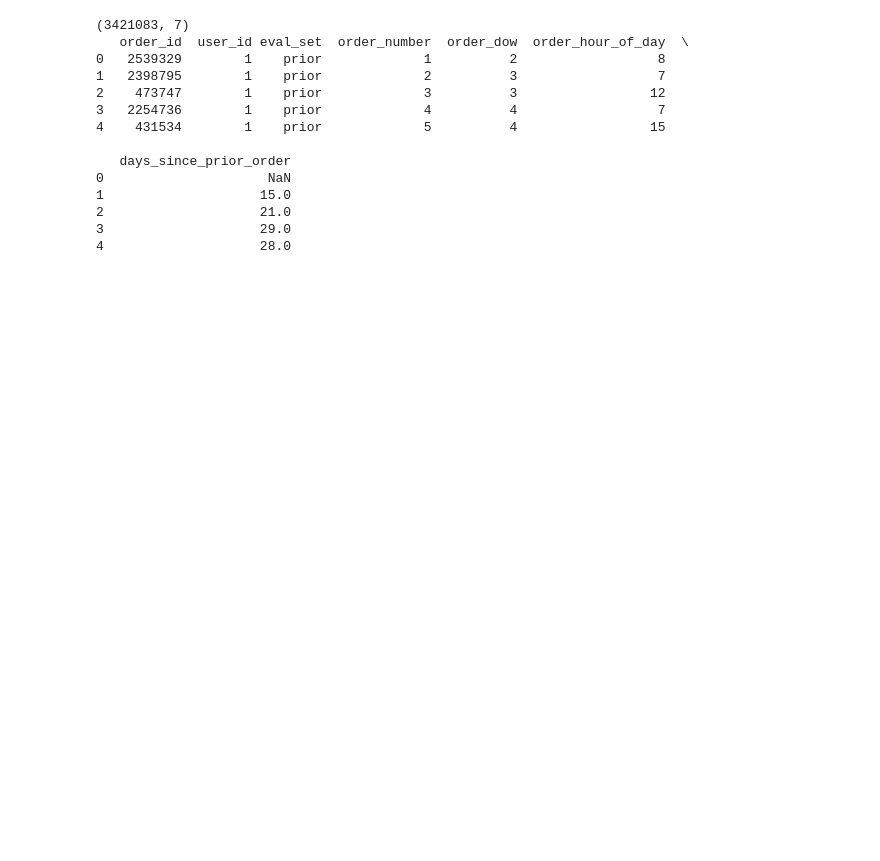
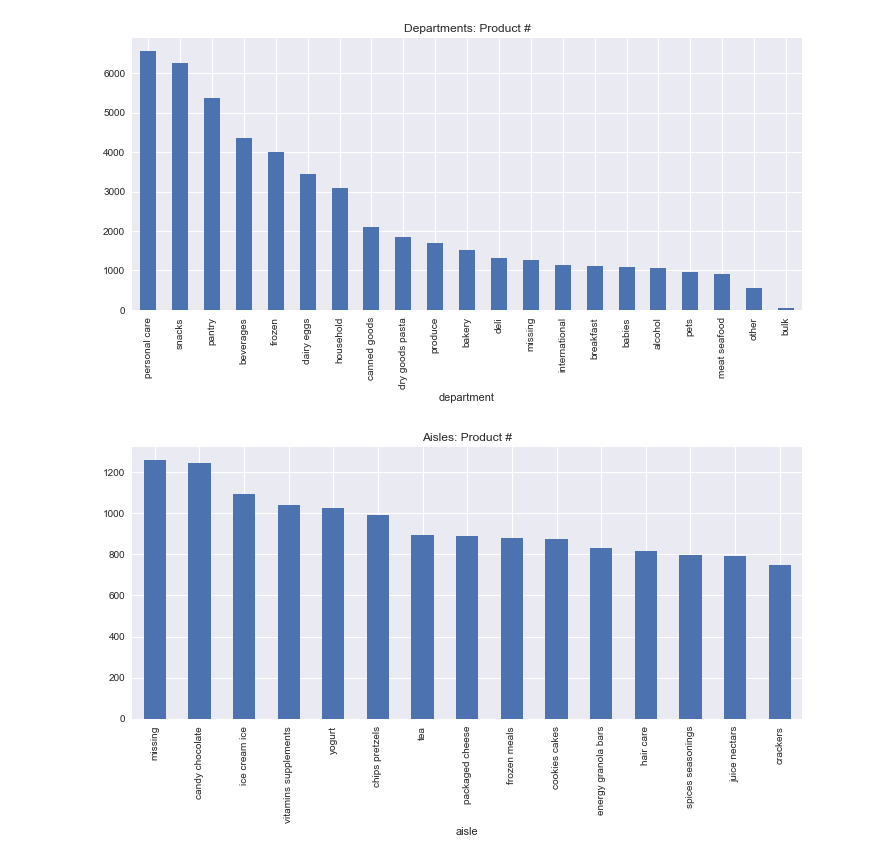
Before and after one commit to Pthinker/DataProjects, a Jupyter notebook: kaggle_competitions/instacart-market-basket-analysis/code/analysis.ipynb, the cells around one changed output. Drawn from its saved outputs; the diff is of its cells as text; code cells hidden in the pictures; blank space fills up the shorter version.

```diff
--- a/kaggle_competitions/instacart-market-basket-analysis/code/analysis.ipynb
+++ b/kaggle_competitions/instacart-market-basket-analysis/code/analysis.ipynb
@@ -9,19 +0,0 @@ orders = pd.read_csv(order_fpath, header=0)
-# %%
-print orders.shape
-print orders.head(5)
-print orders.loc[orders['eval_set'] == ""]]
-# %% [output]
-(3421083, 7)
-   order_id  user_id eval_set  order_number  order_dow  order_hour_of_day  \
-0   2539329        1    prior             1          2                  8
-1   2398795        1    prior             2          3                  7
-2    473747        1    prior             3          3                 12
-3   2254736        1    prior             4          4                  7
-4    431534        1    prior             5          4                 15
-
-   days_since_prior_order
-0                     NaN
-1                    15.0
-2                    21.0
-3                    29.0
-4                    28.0
@@ -27,0 +16,7 @@ print orders.loc[orders['eval_set'] == ""]]
+# %%
+order_fpath = "../data/orders.csv"
+aisle_fpath = "../data/aisles.csv"
+department_fpath = "../data/departments.csv"
+product_fpath = "../data/products.csv"
+op_train_fpath = "../data/order_products__train.csv"
+op_prior_fpath = "../data/order_products__prior.csv"
@@ -27,0 +65,24 @@ print orders.loc[orders['eval_set'] == ""]]
+# %%
+plt.figure(figsize=(12, 5))
+items.groupby(['department']).count()['product_id'].copy()\
+.sort_values(ascending=False).plot(kind='bar',
+                                   title='Departments: Product #')
+
+
+# basic group info (top-x aisles)
+top_aisles_cnt = 15
+plt.figure(figsize=(12, 5))
+items.groupby(['aisle']).count()['product_id']\
+.sort_values(ascending=False)[:top_aisles_cnt].plot(kind='bar',
+                                   title='Aisles: Product #')
+
+# plot departments volume, split by aisles
+f, axarr = plt.subplots(6, 4, figsize=(12, 30))
+for i,e in enumerate(departments.department.sort_values(ascending=True)):
+    axarr[i//4, i%4].set_title('Dep: {}'.format(e))
+    items[items.department==e].groupby(['aisle']).count()['product_id']\
+    .sort_values(ascending=False).plot(kind='bar', ax=axarr[i//4, i%4])
+f.subplots_adjust(hspace=2)
+# %% [output]
+[figure, added]
+[figure, added]
```
Also changed, not shown: parts of 8 cells of this notebook, 2 other files.
